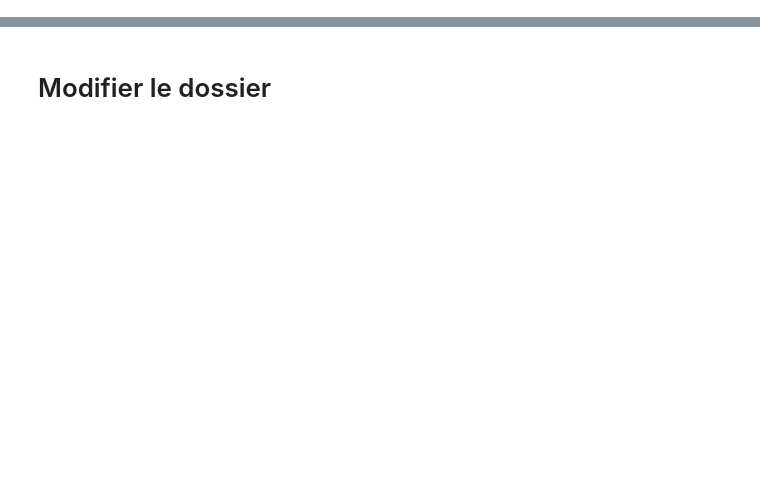
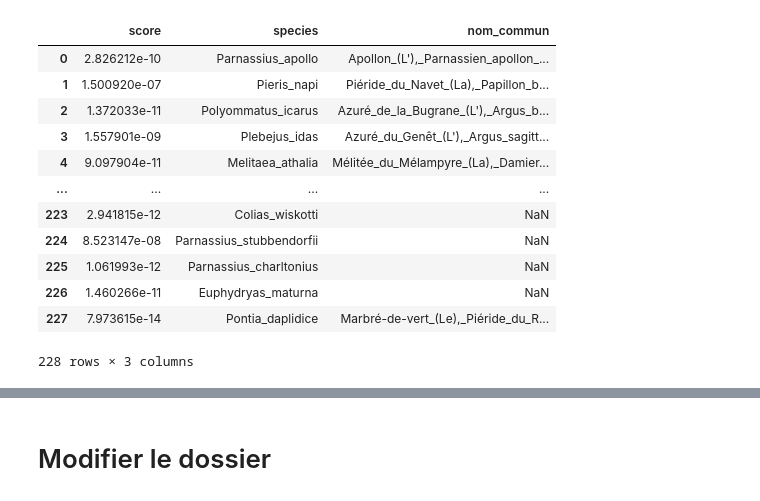
Before and after one commit to Em3line/Butterfly_identification, a Jupyter notebook: notebooks/API_emeline.ipynb, the cells around one changed output, grey strips where cells are left out. Saved outputs shown, nothing was run; the diff lists cells and outputs as text; code cells hidden in the pictures; blank space fills up the shorter version.

```diff
--- a/notebooks/API_emeline.ipynb
+++ b/notebooks/API_emeline.ipynb
@@ -11,2 +18,2 @@ from Butterfly_identification.preprocessbutterfly import get_data, feature_engin
 # %%
-our_model = load_model('../../API_FTW')
+our_model = load_model('../raw_data/Docker/2-RES-STYLE/')
@@ -19,6 +35,7 @@ plt.imshow(img)
 # %%
-def prediction (img):
+def prepare_image (img):
     img = preprocess_input(img)
     img = np.expand_dims(img,axis = 0)
     return img
+img = prepare_image(img)
 # %%
@@ -37,0 +98,24 @@ A partir du dossier (3 images par espèce), faire une fonction qui prend les esp
+# %%
+#= Créer la table de correspondance avec les noms communs
+table_nom_commun = pd.read_json('../raw_data/Docker/table_commun.json')
+table_nom_commun = table_nom_commun.replace(' ', '_', regex = True)
+table_nom_commun.columns = ['species', 'nom_commun']
+
+# Affiche la table de prédiction
+table_pred = total.merge(table_nom_commun, how = 'left', on = 'species')
+# %%
+table_pred
+# %% [output]
+|  | score | species | nom_commun |
+| 0 | 2.826212e-10 | Parnassius_apollo | Apollon_(L'),_Parnassien_apollon_... |
+| 1 | 1.500920e-07 | Pieris_napi | Piéride_du_Navet_(La),_Papillon_b... |
+| 2 | 1.372033e-11 | Polyommatus_icarus | Azuré_de_la_Bugrane_(L'),_Argus_b... |
+| 3 | 1.557901e-09 | Plebejus_idas | Azuré_du_Genêt_(L'),_Argus_sagitt... |
+| 4 | 9.097904e-11 | Melitaea_athalia | Mélitée_du_Mélampyre_(La),_Damier... |
+| ... | ... | ... | ... |
+| 223 | 2.941815e-12 | Colias_wiskotti | NaN |
+| 224 | 8.523147e-08 | Parnassius_stubbendorfii | NaN |
+| 225 | 1.061993e-12 | Parnassius_charltonius | NaN |
+| 226 | 1.460266e-11 | Euphydryas_maturna | NaN |
+| 227 | 7.973615e-14 | Pontia_daplidice | Marbré-de-vert_(Le),_Piéride_du_R... |
+228 rows × 3 columns
```
Also changed, not shown: parts of 46 cells of this notebook.
